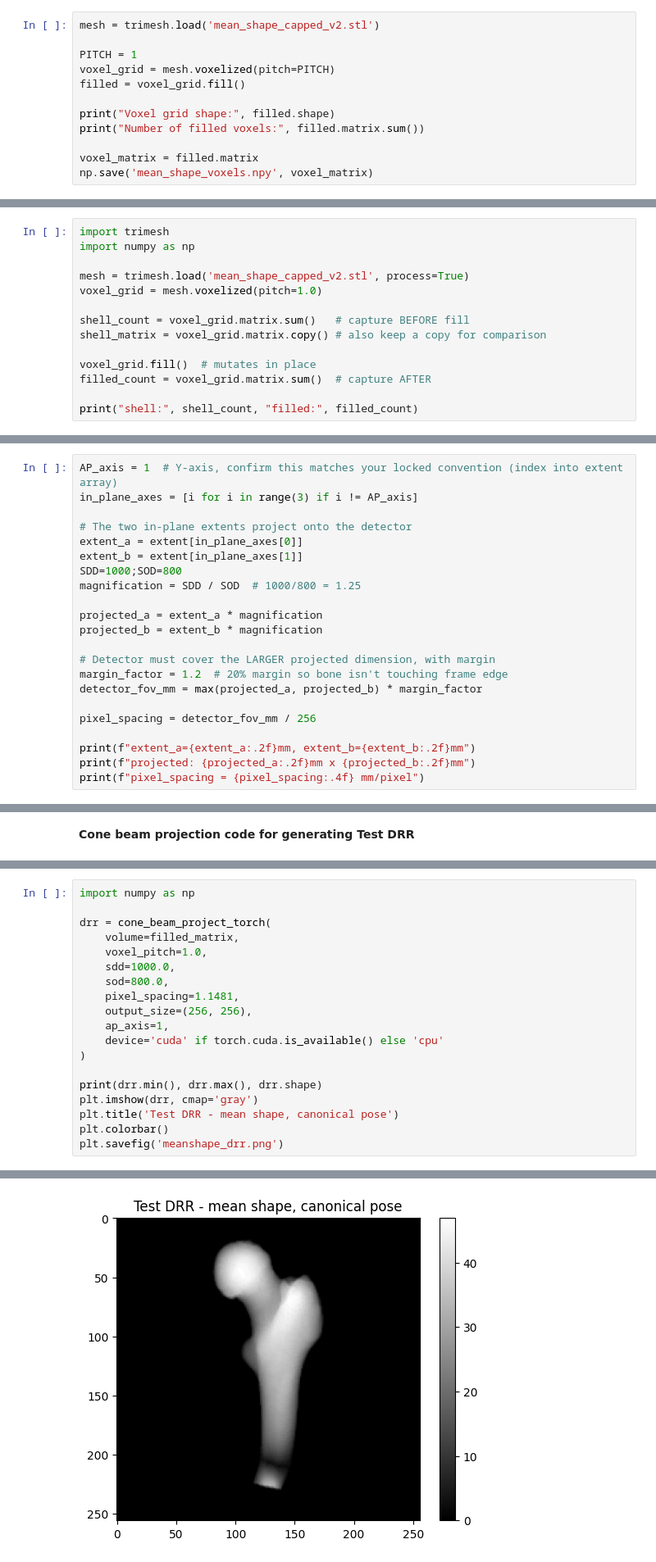
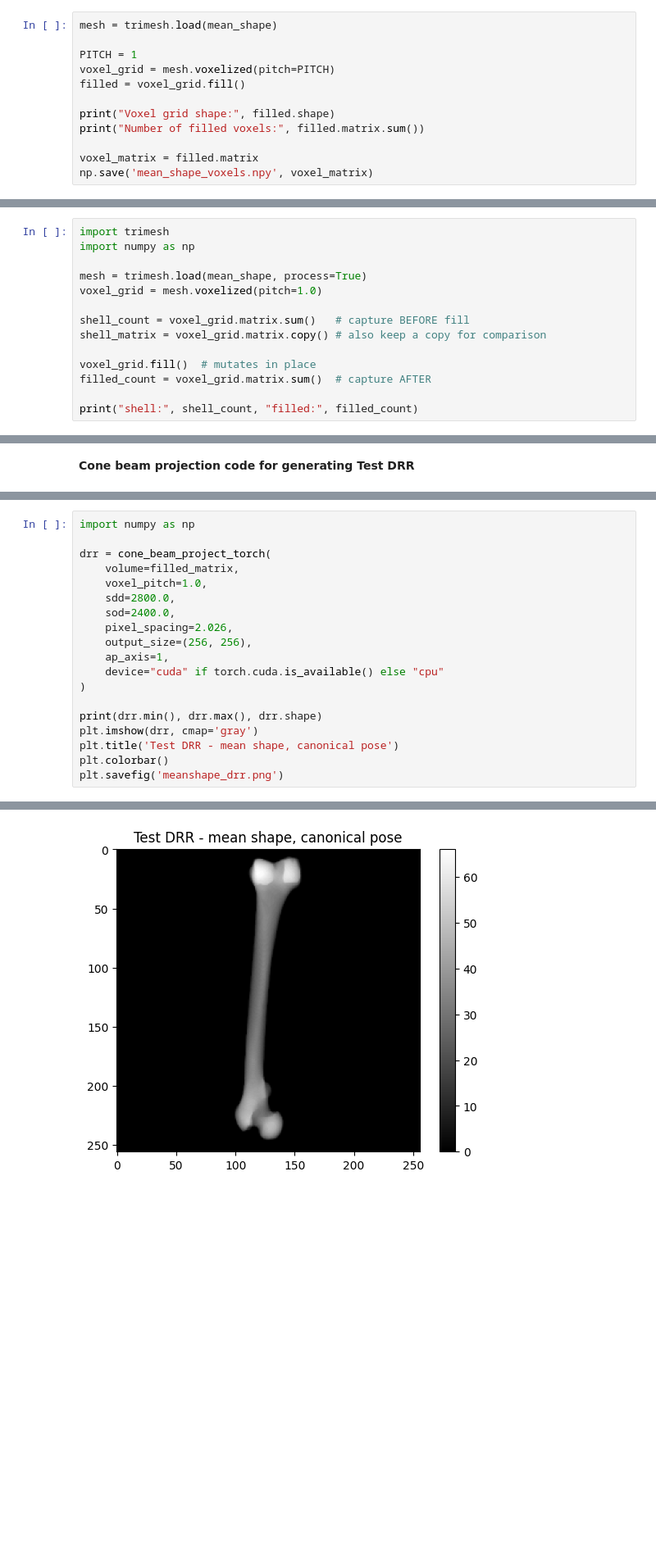
Before and after one commit to Yashlol/2D-3D-Reconstruction-of-a-Femur-by-Single-X-Ray-Image, a Jupyter notebook: DRR Generation.ipynb, the cells around one changed output, grey strips where cells are left out. Shown at 82% size. Drawn from its saved outputs; the diff is of its cells as text; blank space fills up the shorter version.

```diff
--- a/DRR Generation.ipynb
+++ b/DRR Generation.ipynb
@@ -224,7 +401,7 @@ Saved: mean_shape_capped_v2.stl
 # %% [markdown]
 **Grid shape and filled voxel count**
 # %%
-mesh = trimesh.load('mean_shape_capped_v2.stl')
+mesh = trimesh.load(mean_shape)
 
 PITCH = 1
 voxel_grid = mesh.voxelized(pitch=PITCH)
@@ -242,7 +419,7 @@ Number of filled voxels: 175794
 import trimesh
 import numpy as np
 
-mesh = trimesh.load('mean_shape_capped_v2.stl', process=True)
+mesh = trimesh.load(mean_shape, process=True)
 voxel_grid = mesh.voxelized(pitch=1.0)
 
 shell_count = voxel_grid.matrix.sum()   # capture BEFORE fill
@@ -277,22 +453,0 @@ Text(0.5, 1.0, 'Mid-shaft slice (z=98)')
-# %%
-AP_axis = 1  # Y-axis, confirm this matches your locked convention (index into extent array)
-in_plane_axes = [i for i in range(3) if i != AP_axis]
-
-# The two in-plane extents project onto the detector
-extent_a = extent[in_plane_axes[0]]
-extent_b = extent[in_plane_axes[1]]
-SDD=1000;SOD=800
-magnification = SDD / SOD  # 1000/800 = 1.25
-
-projected_a = extent_a * magnification
-projected_b = extent_b * magnification
-
-# Detector must cover the LARGER projected dimension, with margin
-margin_factor = 1.2  # 20% margin so bone isn't touching frame edge
-detector_fov_mm = max(projected_a, projected_b) * margin_factor
-
-pixel_spacing = detector_fov_mm / 256
-
-print(f"extent_a={extent_a:.2f}mm, extent_b={extent_b:.2f}mm")
-print(f"projected: {projected_a:.2f}mm x {projected_b:.2f}mm")
-print(f"pixel_spacing = {pixel_spacing:.4f} mm/pixel")
@@ -376,12 +644,12 @@ import numpy as np
 drr = cone_beam_project_torch(
     volume=filled_matrix,
     voxel_pitch=1.0,
-    sdd=1000.0,
-    sod=800.0,
-    pixel_spacing=1.1481,
+    sdd=2800.0,
+    sod=2400.0,
+    pixel_spacing=2.026,
     output_size=(256, 256),
     ap_axis=1,
-    device='cuda' if torch.cuda.is_available() else 'cpu'
+    device="cuda" if torch.cuda.is_available() else "cpu"
 )
 
 print(drr.min(), drr.max(), drr.shape)
@@ -394 +662 @@ plt.savefig('meanshape_drr.png')
-[figure, old version]
+[figure, new version]
```
Also changed, not shown: parts of 33 cells of this notebook, 28 other files.
